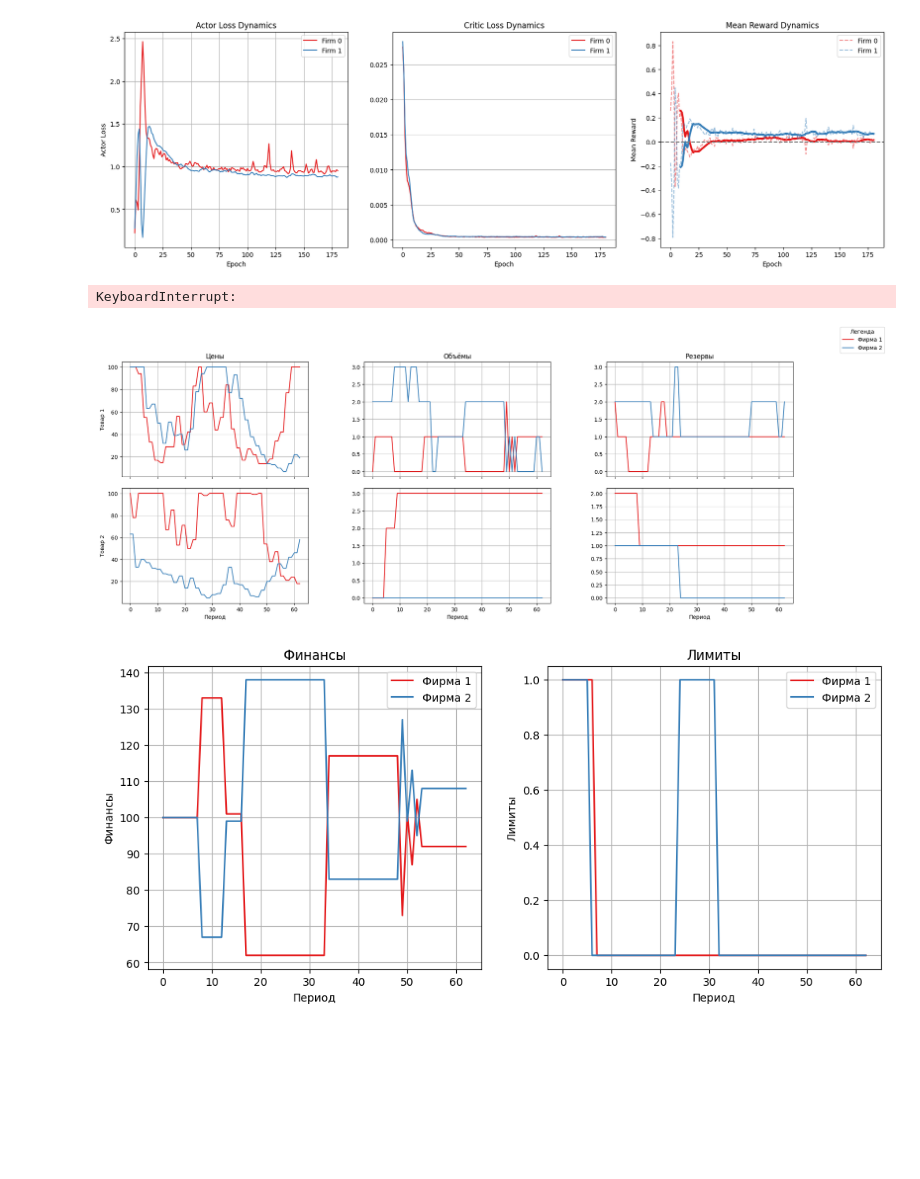
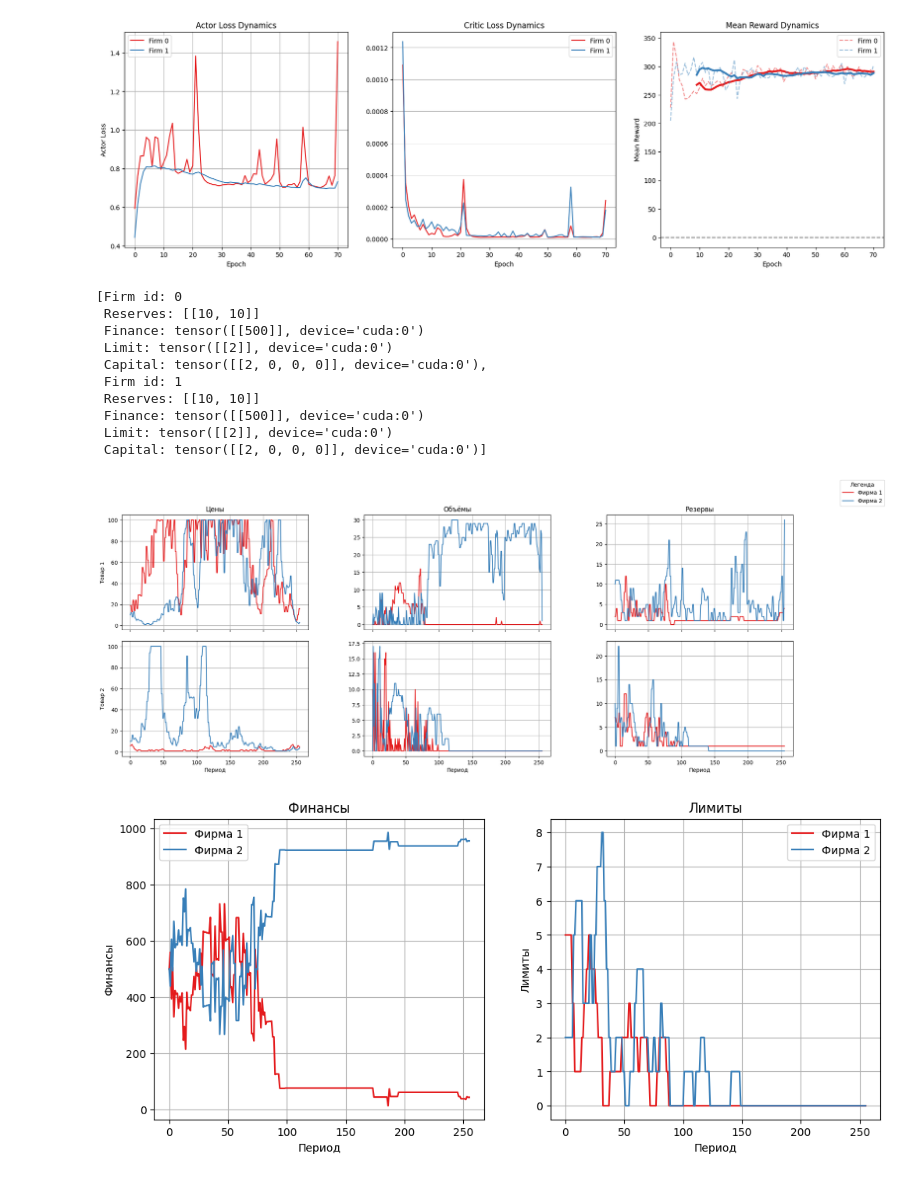
Before and after one commit to dogfew/diploma, a Jupyter notebook: test_batched.ipynb, the cells around one changed output. Cells and saved outputs as stored; diff of their text form; code cells hidden in the pictures; blank space fills up the shorter version.

```diff
--- a/test_batched.ipynb
+++ b/test_batched.ipynb
@@ -7,13 +13,15 @@ from models.utils import get_state, get_state_dim, process_actions, get_action_d
 from trainer import TrainerAC, TrainerSAC, Trainer3
 from utils.plotting import plot_actions, plot_environment
 # %%
+torch.cuda.empty_cache()
 torch.manual_seed(123)
 torch.backends.cudnn.deterministic = True
 device = 'cuda'
-market_kwargs = dict(start_volumes=2,
-                     base_price=100,
-                     start_gains=100,
+market_kwargs = dict(start_volumes=10,
+                     base_price=10,
+                     start_gains=500,
                      deprecation_steps=3,
+                     min_price=1,
                      max_price=100)
 prod_functions = [
     BatchedLeontief(torch.tensor([1, 0]), torch.tensor([0, 2]), device=device),
@@ -27,18 +35,32 @@ env = BatchedEnvironment(market_kwargs,
                          BetaPolicyNetwork2,
                          prod_functions,
                          invest_functions=invest_functions,
+                         target='production',
                          batch_size=1)
 critic = CentralizedCritic2
-trainer = TrainerSAC(env, q_critic=critic, batch_size=512, buffer_size=1048576 * 8)
+trainer = TrainerSAC(env, q_critic=critic, batch_size=512, buffer_size=524288, learning_rates=(1e-3, 1e-3))
 # %%
-env.change_batch_size(8192)
+env.change_batch_size(1024)
 env.reset()
-trainer.train(1000, episode_length=32, shuffle_order=True)
+trainer.train(1000, episode_length=32, shuffle_order=False)
 # %% [output]
-[figure, old version]
+[figure, new version]
-KeyboardInterrupt:
 # %%
 env = trainer.environment
 env.reset()
 env.change_batch_size(1)
+# %%
+env.market
+env.firms
+# %% [output]
+[Firm id: 0
+ Reserves: [[10, 10]]
+ Finance: tensor([[500]], device='cuda:0')
+ Limit: tensor([[2]], device='cuda:0')
+ Capital: tensor([[2, 0, 0, 0]], device='cuda:0'),
+ Firm id: 1
+ Reserves: [[10, 10]]
+ Finance: tensor([[500]], device='cuda:0')
+ Limit: tensor([[2]], device='cuda:0')
+ Capital: tensor([[2, 0, 0, 0]], device='cuda:0')]
 # %%
@@ -51,8 +73,8 @@ from utils.plotting import plot_actions, plot_environment
 
 plot_environment(env.state_history)
 # %% [output]
-[figure, old version]
+[figure, new version]
-[figure, old version]
+[figure, new version]
 # %%
 plot_actions(env.actions_history[0], 'Политика Фирма 1 (1)')
 plot_actions(env.actions_history[1], 'Политика Фирма 2 (2)')
```
Also changed, not shown: parts of 3 cells of this notebook, 4 other files.
